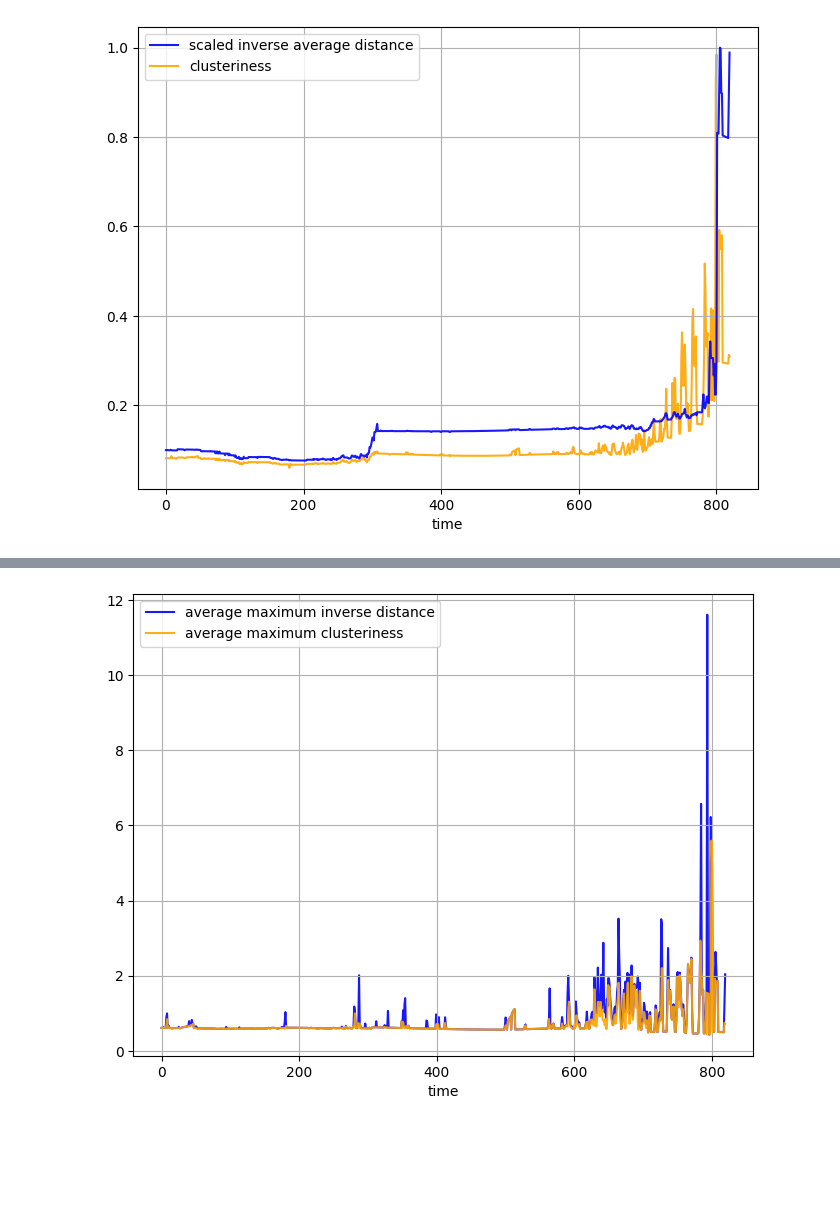
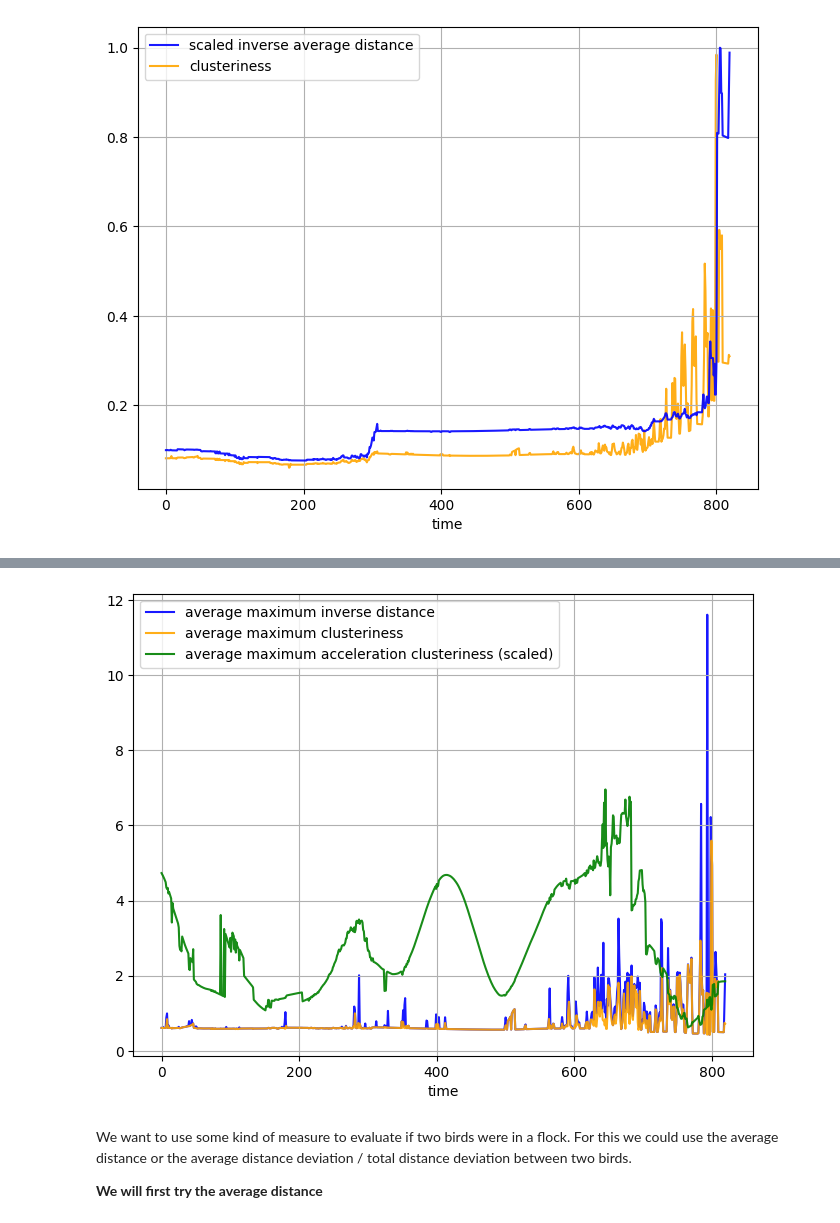
Before and after one commit to louisvonleitner/geese-orderedness, a Jupyter notebook: data_acquisition/plotting_data.ipynb, the cells around one changed output, grey strips where cells are left out. Saved outputs shown, nothing was run; the diff lists cells and outputs as text; code cells hidden in the pictures; blank space fills up the shorter version.

```diff
--- a/data_acquisition/plotting_data.ipynb
+++ b/data_acquisition/plotting_data.ipynb
@@ -29,6 +29,7 @@ def read_frames_from_csv(filename):
 # Usage
 distance_matrices = read_frames_from_csv('distance_matrices.csv')
 clusteriness_matrices = read_frames_from_csv('clusteriness_matrices.csv')
+acceleration_clusteriness_matrices = read_frames_from_csv('acceleration_clusteriness_matrices.csv')
 # %%
 # average distances
 
@@ -69,7 +70,7 @@ for matrix in clusteriness_matrices:
 clusteriness_means = np.array(clusteriness_means)
 
 
-# min clusteriness
+# max clusteriness
 
 max_clusteriness_means = []
 for matrix in clusteriness_matrices:
@@ -83,5 +84,32 @@ for matrix in clusteriness_matrices:
     max_clusteriness_means.append(np.mean(max_clusterinesses))
 
 max_clusteriness_means = np.array(max_clusteriness_means)
+
+
+# average acceleration_clusteriness
+
+acceleration_clusteriness_means = []
+for matrix in acceleration_clusteriness_matrices:
+    non_zero_values = matrix[matrix != 0]
+    mean = np.mean(non_zero_values)
+    acceleration_clusteriness_means.append(mean)
+
+acceleration_clusteriness_means = np.array(acceleration_clusteriness_means)
+
+
+# max acceleration_clusteriness
+
+max_acceleration_clusteriness_means = []
+for matrix in acceleration_clusteriness_matrices:
+    max_acceleration_clusterinesses = []
+    for row in matrix:
+        non_zeros = row[row != 0]
+        if non_zeros.size != 0:
+            max_acceleration_clusteriness = np.max(non_zeros)
+            max_acceleration_clusterinesses.append(max_acceleration_clusteriness)
+
+    max_acceleration_clusteriness_means.append(np.mean(max_acceleration_clusterinesses))
+
+max_acceleration_clusteriness_means = np.array(max_acceleration_clusteriness_means)
 # %%
 # Create the figure and a 1x2 grid of subplots
@@ -191,27 +245,41 @@ plt.show()
 # %%
 fig = plt.figure(figsize=(8, 6))
 
 sns.lineplot(
     x=[i for i in range(len(max_inverse_distance_means))],
     y=max_inverse_distance_means,
     color='blue',
     alpha=.9,
     label='average maximum inverse distance',
     zorder=1,
 )
 
 sns.lineplot(
     x=[i for i in range(len(max_clusteriness_means))],
     y=max_clusteriness_means,
     color='orange',
     alpha=.9,
     label='average maximum clusteriness',
     zorder=2,
 )
 
+sns.lineplot(
+    x=[i for i in range(len(max_acceleration_clusteriness_means))],
+    y=max_acceleration_clusteriness_means * 6,
+    color='green',
+    alpha=.9,
+    label='average maximum acceleration clusteriness (scaled)',
+    zorder=3,
+)
+
+
 plt.xlabel('time')
 plt.grid('lightgrey')
 
 plt.show()
 # %% [output]
-[figure, old version]
+[figure, new version]
+# %% [markdown]
+We want to use some kind of measure to evaluate if two birds were in a flock. For this we could use the average distance or the average distance deviation / total distance deviation between two birds.
+
+**We will first try the average distance**
```
Also changed, not shown: parts of 5 cells of this notebook, 1 other file.
